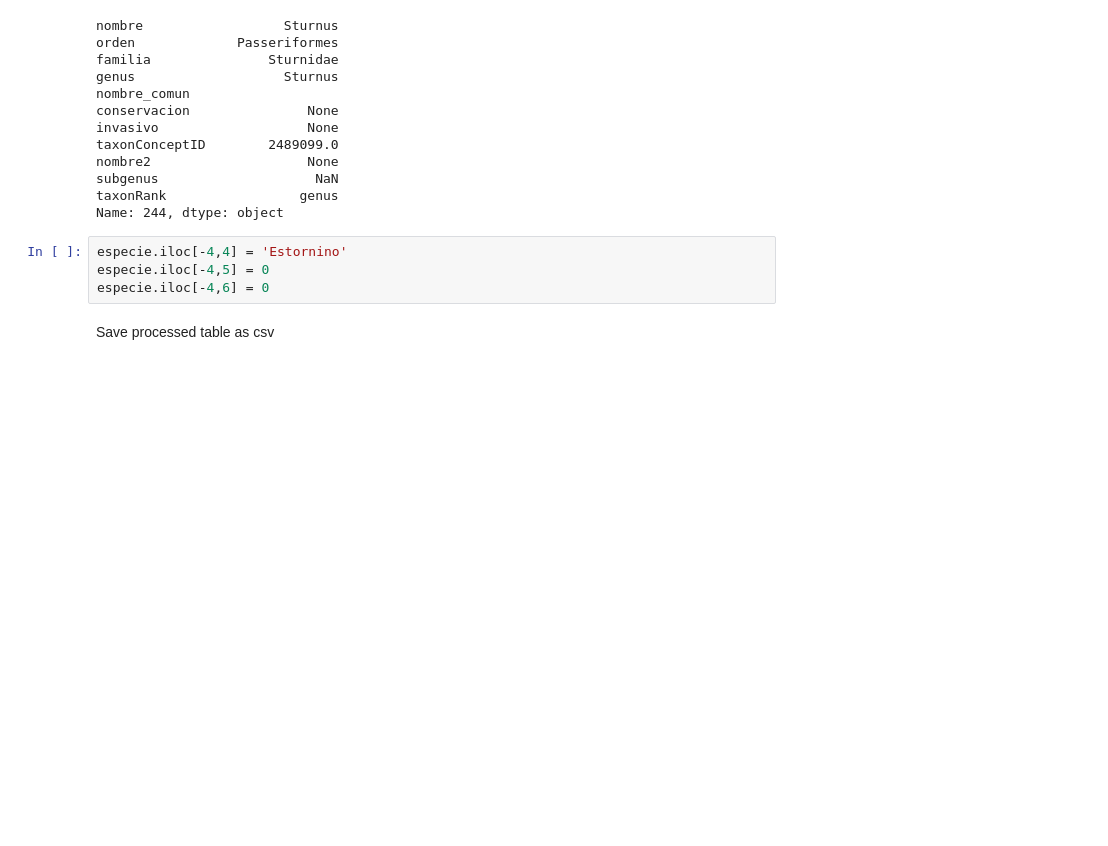
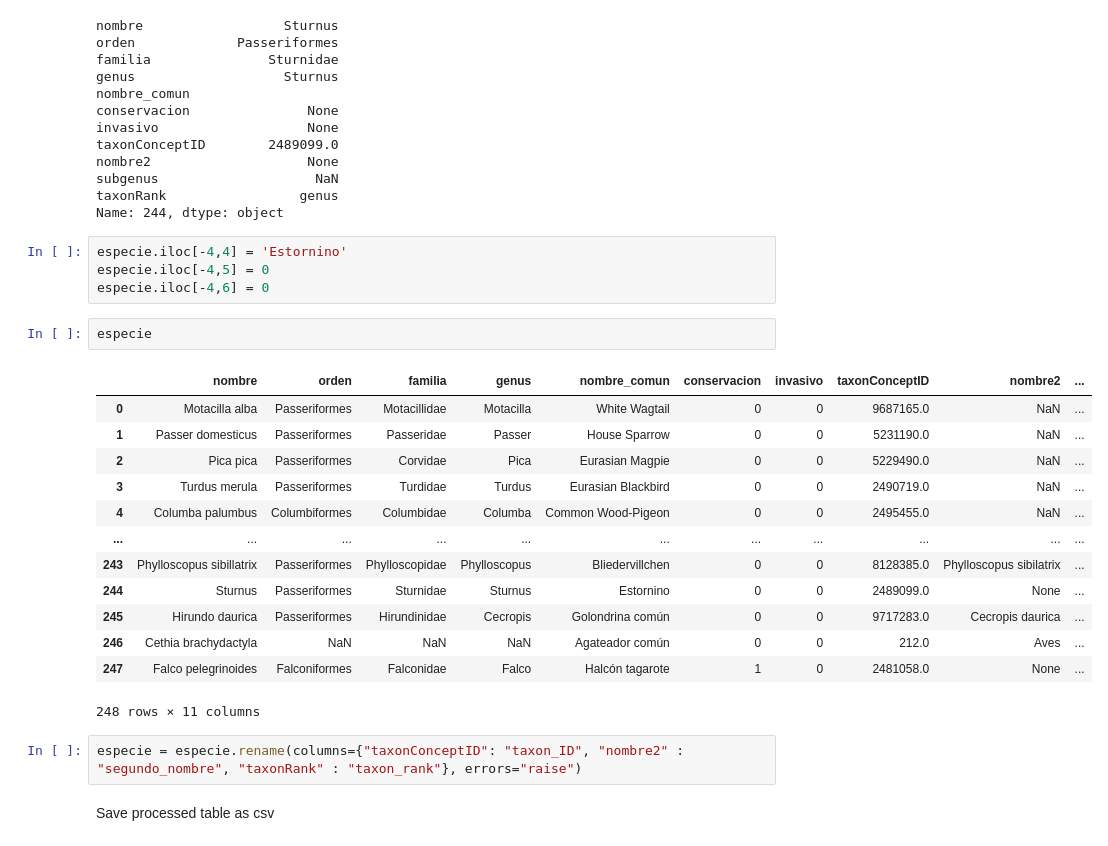
Before and after one commit to jhwan818/BD, a Jupyter notebook: projecte/dataProcessing.ipynb, the cells around one changed output. Drawn from its saved outputs; the diff is of its cells as text; blank space fills up the shorter version.

Commit message:
fix Tabla Especie

```diff
--- a/projecte/dataProcessing.ipynb
+++ b/projecte/dataProcessing.ipynb
@@ -343,6 +343,24 @@ Name: 244, dtype: object
 especie.iloc[-4,4] = 'Estornino'
 especie.iloc[-4,5] = 0
 especie.iloc[-4,6] = 0
+# %%
+especie
+# %% [output]
+|  | nombre | orden | familia | genus | nombre_comun | conservacion | invasivo | taxonConceptID | nombre2 | ... |
+| 0 | Motacilla alba | Passeriformes | Motacillidae | Motacilla | White Wagtail | 0 | 0 | 9687165.0 | NaN | ... |
+| 1 | Passer domesticus | Passeriformes | Passeridae | Passer | House Sparrow | 0 | 0 | 5231190.0 | NaN | ... |
+| 2 | Pica pica | Passeriformes | Corvidae | Pica | Eurasian Magpie | 0 | 0 | 5229490.0 | NaN | ... |
+| 3 | Turdus merula | Passeriformes | Turdidae | Turdus | Eurasian Blackbird | 0 | 0 | 2490719.0 | NaN | ... |
+| 4 | Columba palumbus | Columbiformes | Columbidae | Columba | Common Wood-Pigeon | 0 | 0 | 2495455.0 | NaN | ... |
+| ... | ... | ... | ... | ... | ... | ... | ... | ... | ... | ... |
+| 243 | Phylloscopus sibillatrix | Passeriformes | Phylloscopidae | Phylloscopus | Bliedervillchen | 0 | 0 | 8128385.0 | Phylloscopus sibilatrix | ... |
+| 244 | Sturnus | Passeriformes | Sturnidae | Sturnus | Estornino | 0 | 0 | 2489099.0 | None | ... |
+| 245 | Hirundo daurica | Passeriformes | Hirundinidae | Cecropis | Golondrina común | 0 | 0 | 9717283.0 | Cecropis daurica | ... |
+| 246 | Cethia brachydactyla | NaN | NaN | NaN | Agateador común | 0 | 0 | 212.0 | Aves | ... |
+| 247 | Falco pelegrinoides | Falconiformes | Falconidae | Falco | Halcón tagarote | 1 | 0 | 2481058.0 | None | ... |
+248 rows × 11 columns
+# %%
+especie = especie.rename(columns={"taxonConceptID": "taxon_ID", "nombre2" : "segundo_nombre", "taxonRank" : "taxon_rank"}, errors="raise")
 # %% [markdown]
 Save processed table as csv
 # %%
```
Also changed, not shown: parts of 2 cells of this notebook, 6 other files.
